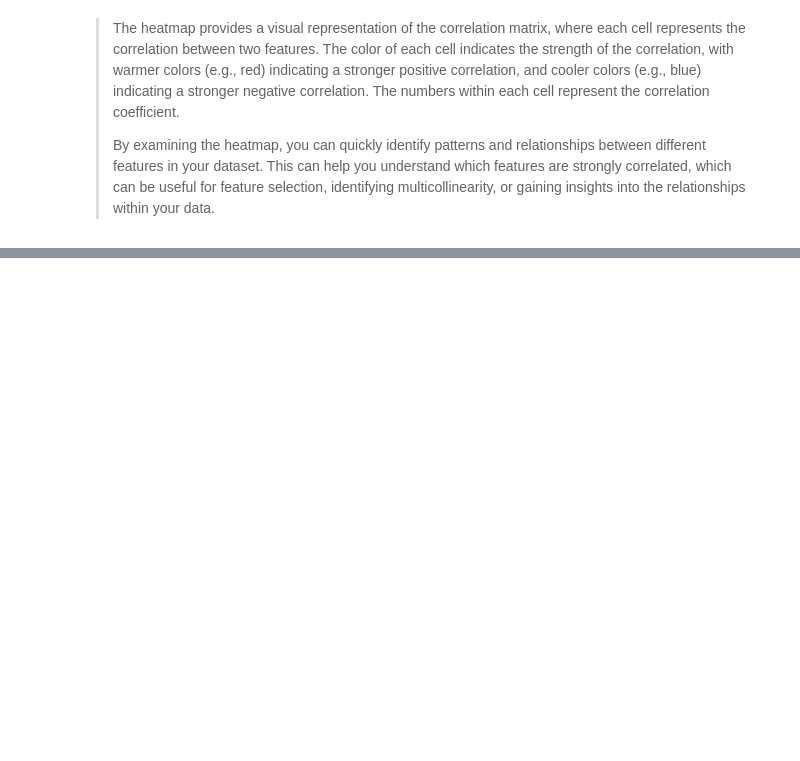
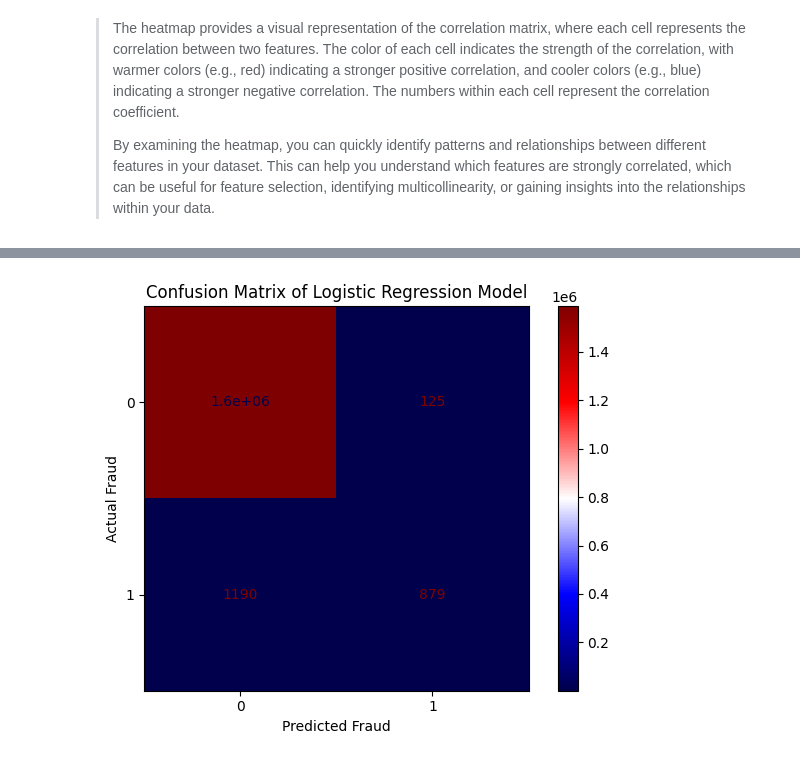
Before and after one commit to V3ness/Data-Science-Fundamentals-Project, a Jupyter notebook: project.ipynb, the cells around one changed output, grey strips where cells are left out. Saved outputs shown, nothing was run; the diff lists cells and outputs as text; code cells hidden in the pictures; blank space fills up the shorter version.

Commit message:
Completed 2 ML models
Logistic Regression
Decision Tree

```diff
--- a/project.ipynb
+++ b/project.ipynb
@@ -258,0 +282,8 @@ plt.show()
+# %%
+X_train, X_test, y_train, y_test = train_test_split(X, y, test_size=0.25, random_state=1)
+
+# check shapes after splitting
+print(X_train.shape)
+print(y_train.shape)
+print(X_test.shape)
+print(y_test.shape)
@@ -258,0 +297,4 @@ plt.show()
+# %%
+scaler = StandardScaler()
+X_train_scaled = scaler.fit_transform(X_train)
+X_test_scaled = scaler.transform(X_test)
@@ -258,0 +303,3 @@ plt.show()
+# %%
+log_model = LogisticRegression()
+log_model.fit(X_train_scaled, y_train)
@@ -258,0 +310,16 @@ plt.show()
+# %%
+# Make predictions
+y_pred = log_model.predict(X_test_scaled)
+
+# Evaluate the model
+conf_matrix = confusion_matrix(y_test, y_pred)
+class_report = classification_report(y_test, y_pred)
+roc_auc = roc_auc_score(y_test, y_pred)
+
+# Print the results
+print("Confusion Matrix:")
+print(conf_matrix)
+print("\nClassification Report:")
+print(class_report)
+print("\nROC-AUC Score:")
+print(roc_auc)
@@ -258,0 +344,11 @@ plt.show()
+# %%
+# Create a more intepretable visual dispaly of the confusion matrix
+cm_display = metrics.ConfusionMatrixDisplay(confusion_matrix=confusion_matrix(y_test, y_pred), display_labels=log_model.classes_)
+cm_display.plot(cmap='seismic')
+plt.title('Confusion Matrix of Logistic Regression Model')
+plt.xlabel('Predicted Fraud')
+plt.ylabel('Actual Fraud')
+plt.tight_layout()
+plt.show()
+# %% [output]
+[figure, added]
```
Also changed, not shown: parts of 39 cells of this notebook, 1 other file.
